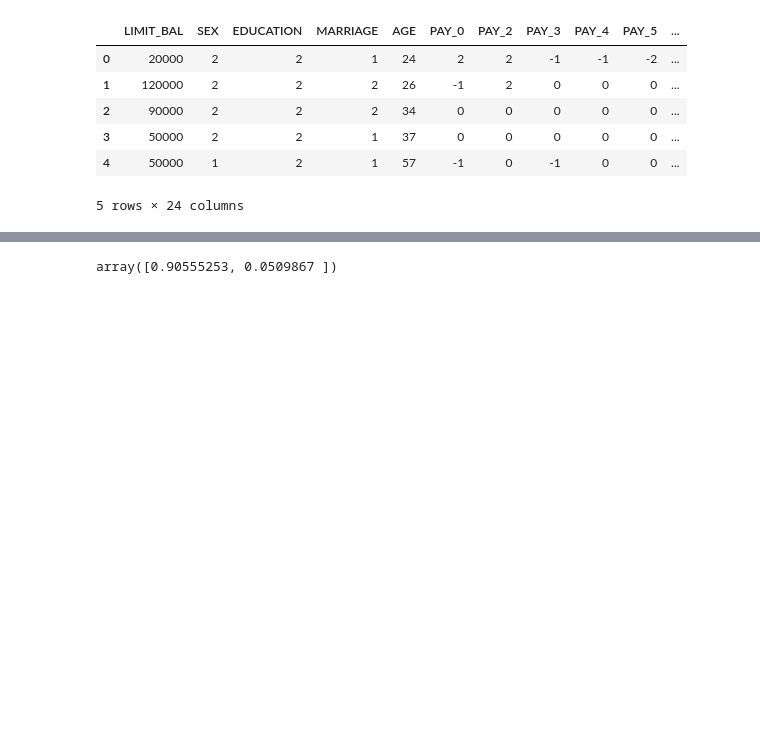
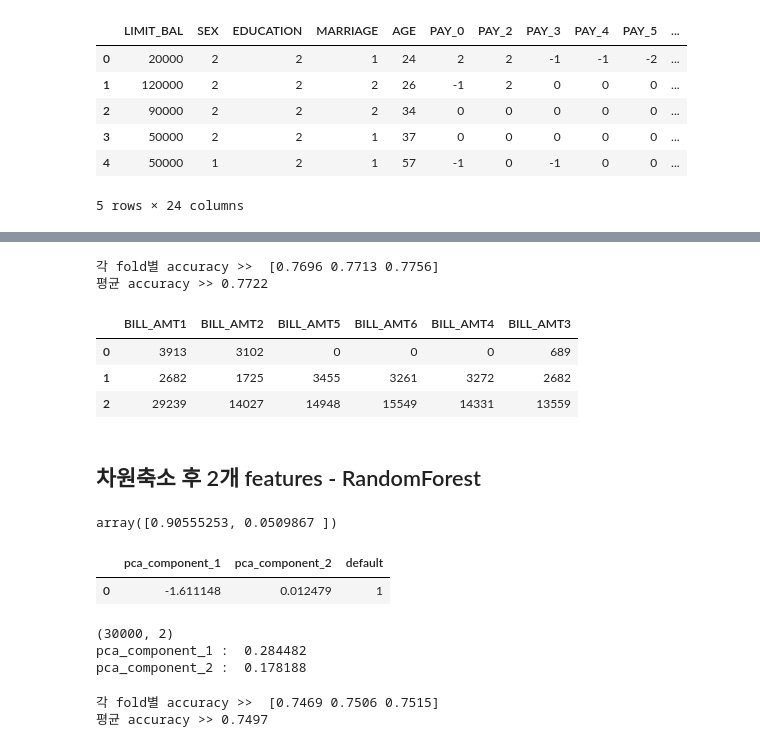
Before and after one commit to SeunghyeChae/CAKD3_tmdhey, a Jupyter notebook: 머신러닝/ml_차원축소.ipynb, the cells around one changed output, grey strips where cells are left out. Cells and saved outputs as stored; diff of their text form; code cells hidden in the pictures; blank space fills up the shorter version.

```diff
--- a/머신러닝/ml_차원축소.ipynb
+++ b/머신러닝/ml_차원축소.ipynb
@@ -200 +253,28 @@ print(bills)
+# %%
+# 독립변수들끼리 상관계수가 0.9 이상 나오는 feature들의 분류 예측 결과 / 교차검증set 3개
+
+import numpy as np
+from sklearn.ensemble import RandomForestClassifier
+from sklearn.model_selection import cross_val_score
+
+X_features = df[bills]
+y_target =df['default']
+
+rf= RandomForestClassifier(n_estimators=300, random_state=156)
+scores= cross_val_score(rf,X_features,y_target, scoring='accuracy',cv=3)
+
+print('각 fold별 accuracy >> ',scores)
+print('평균 accuracy >> {:.4f}'.format(np.mean(scores)))
+# %% [output]
+각 fold별 accuracy >>  [0.7696 0.7713 0.7756]
+평균 accuracy >> 0.7722
+# %%
+X_features[bills].head(3)
+# %% [output]
+|  | BILL_AMT1 | BILL_AMT2 | BILL_AMT5 | BILL_AMT6 | BILL_AMT4 | BILL_AMT3 |
+| 0 | 3913 | 3102 | 0 | 0 | 0 | 689 |
+| 1 | 2682 | 1725 | 3455 | 3261 | 3272 | 2682 |
+| 2 | 29239 | 14027 | 14948 | 15549 | 14331 | 13559 |
+# %% [markdown]
+## 차원축소 후 2개 features - RandomForest
 # %%
@@ -210,2 +294,11 @@ pca.explained_variance_ratio_
 # %% [output]
 array([0.90555253, 0.0509867 ])
+# %%
+# 차원축소 후 데이터프레임 만들어주기
+pca_columns= ['pca_component_1','pca_component_2']
+df_Pca= pd.DataFrame(df_pca, columns=pca_columns)
+df_Pca['default']= df.default
+df_Pca.head(1)
+# %% [output]
+|  | pca_component_1 | pca_component_2 | default |
+| 0 | -1.611148 | 0.012479 | 1 |
@@ -211,0 +313,39 @@ array([0.90555253, 0.0509867 ])
+# %%
+#  차원축소 사용자함수 , (X_features, 차원)
+
+def pca_standard(X_features,n_pca):
+    from sklearn.preprocessing import StandardScaler
+    from sklearn.decomposition import PCA
+    scaler = StandardScaler()
+    df_scd = scaler.fit_transform(X_features)
+    pca = PCA(n_components=n_pca)
+    global df_pca
+    df_pca = pca.fit_transform(df_scd)
+    print(df_pca.shape)
+    evr = pca.explained_variance_ratio_
+    print('pca_component_1 : ', evr[0].round(6))
+    print('pca_component_2 : ', evr[1].round(6))
+
+
+pca_standard(X_features,2)
+# %% [output]
+(30000, 2)
+pca_component_1 :  0.284482
+pca_component_2 :  0.178188
+# %%
+# pca  분류 예측 결과 / 교차검증set 3개
+import numpy as np
+from sklearn.ensemble import RandomForestClassifier
+from sklearn.model_selection import cross_val_score
+
+X_features = df_Pca.drop(['default'],axis=1)
+y_target = df_Pca['default']
+
+rf= RandomForestClassifier(n_estimators=300, random_state=156)
+scores= cross_val_score(rf,X_features,y_target, scoring='accuracy',cv=3)
+
+print('각 fold별 accuracy >> ',scores)
+print('평균 accuracy >> {:.4f}'.format(np.mean(scores)))
+# %% [output]
+각 fold별 accuracy >>  [0.7469 0.7506 0.7515]
+평균 accuracy >> 0.7497
```
Also changed, not shown: parts of 21 cells of this notebook.
